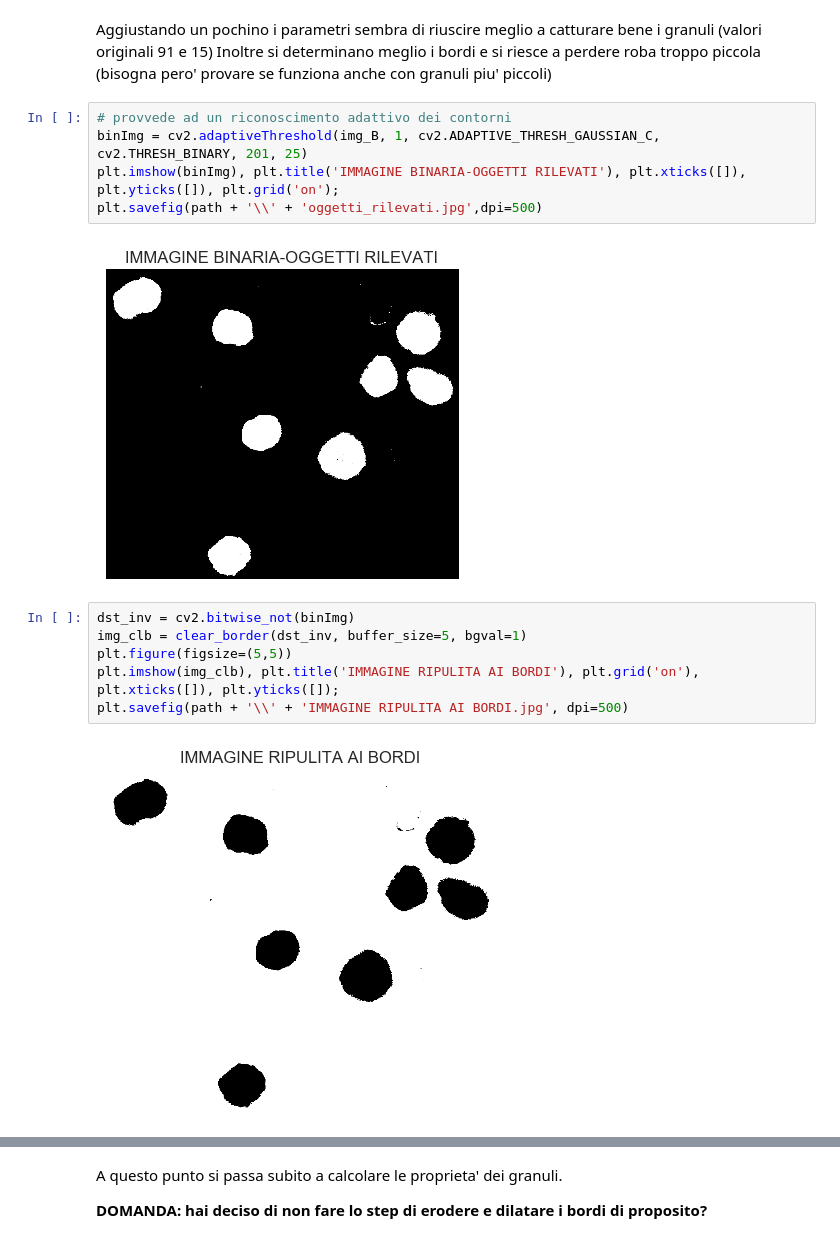
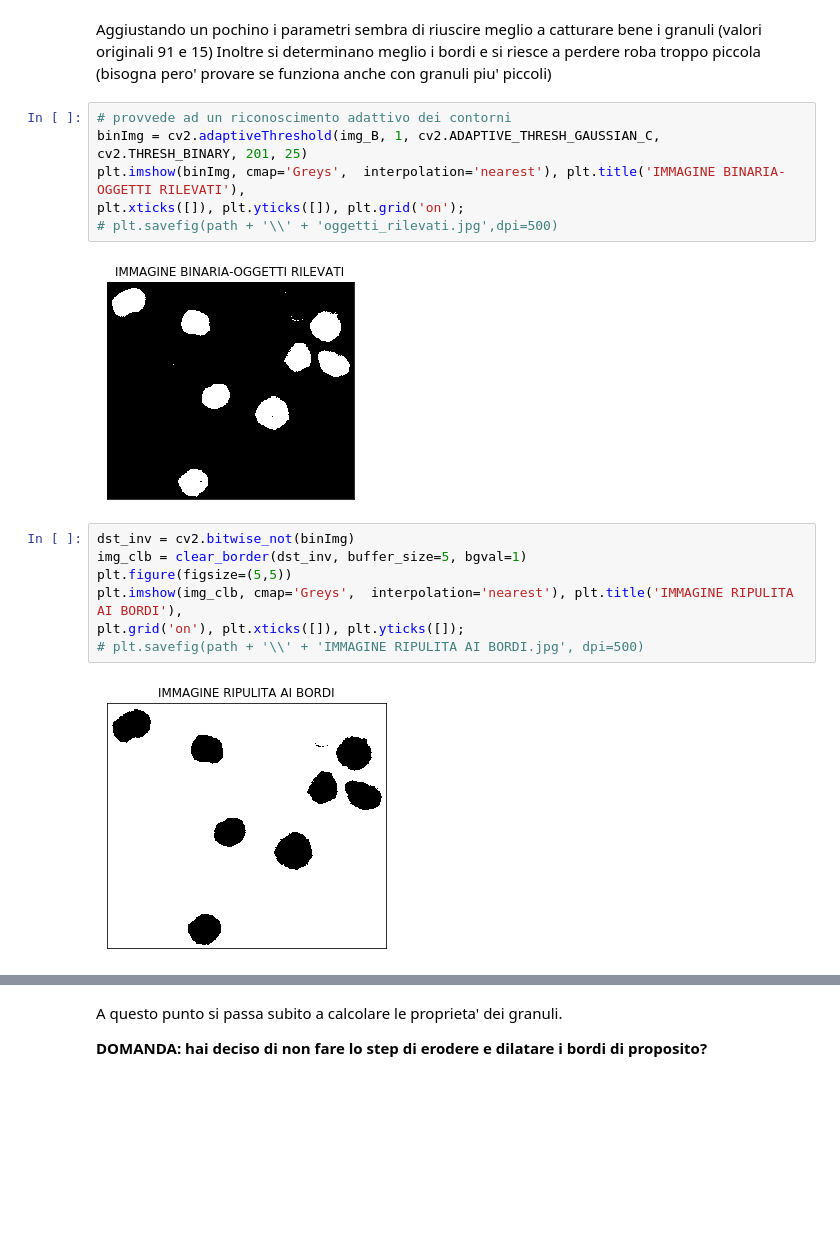
Before and after one commit to serenafalcioni/shared_nbks, a Jupyter notebook: trovagranuli1.ipynb, the cells around one changed output, grey strips where cells are left out. Cells and saved outputs as stored; diff of their text form; blank space fills up the shorter version.

```diff
--- a/trovagranuli1.ipynb
+++ b/trovagranuli1.ipynb
@@ -63,18 +63,20 @@ Inoltre si determinano meglio i bordi e si riesce a perdere roba troppo piccola
 # %%
 # provvede ad un riconoscimento adattivo dei contorni
 binImg = cv2.adaptiveThreshold(img_B, 1, cv2.ADAPTIVE_THRESH_GAUSSIAN_C, cv2.THRESH_BINARY, 201, 25)
-plt.imshow(binImg), plt.title('IMMAGINE BINARIA-OGGETTI RILEVATI'), plt.xticks([]), plt.yticks([]), plt.grid('on');
-plt.savefig(path + '\\' + 'oggetti_rilevati.jpg',dpi=500)
+plt.imshow(binImg, cmap='Greys',  interpolation='nearest'), plt.title('IMMAGINE BINARIA-OGGETTI RILEVATI'),
+plt.xticks([]), plt.yticks([]), plt.grid('on');
+# plt.savefig(path + '\\' + 'oggetti_rilevati.jpg',dpi=500)
 # %% [output]
-[figure, old version]
+[figure, new version]
 # %%
 dst_inv = cv2.bitwise_not(binImg)
 img_clb = clear_border(dst_inv, buffer_size=5, bgval=1)
 plt.figure(figsize=(5,5))
-plt.imshow(img_clb), plt.title('IMMAGINE RIPULITA AI BORDI'), plt.grid('on'), plt.xticks([]), plt.yticks([]);
-plt.savefig(path + '\\' + 'IMMAGINE RIPULITA AI BORDI.jpg', dpi=500)
+plt.imshow(img_clb, cmap='Greys',  interpolation='nearest'), plt.title('IMMAGINE RIPULITA AI BORDI'),
+plt.grid('on'), plt.xticks([]), plt.yticks([]);
+# plt.savefig(path + '\\' + 'IMMAGINE RIPULITA AI BORDI.jpg', dpi=500)
 # %% [output]
-[figure, old version]
+[figure, new version]
 # %%
 img_outl = cv2.merge((img_R * img_clb, img_G * img_clb, img_B * img_clb))
 plt.figure(figsize=(15, 15));
```
Also changed, not shown: parts of 27 cells of this notebook, 1 other file.
